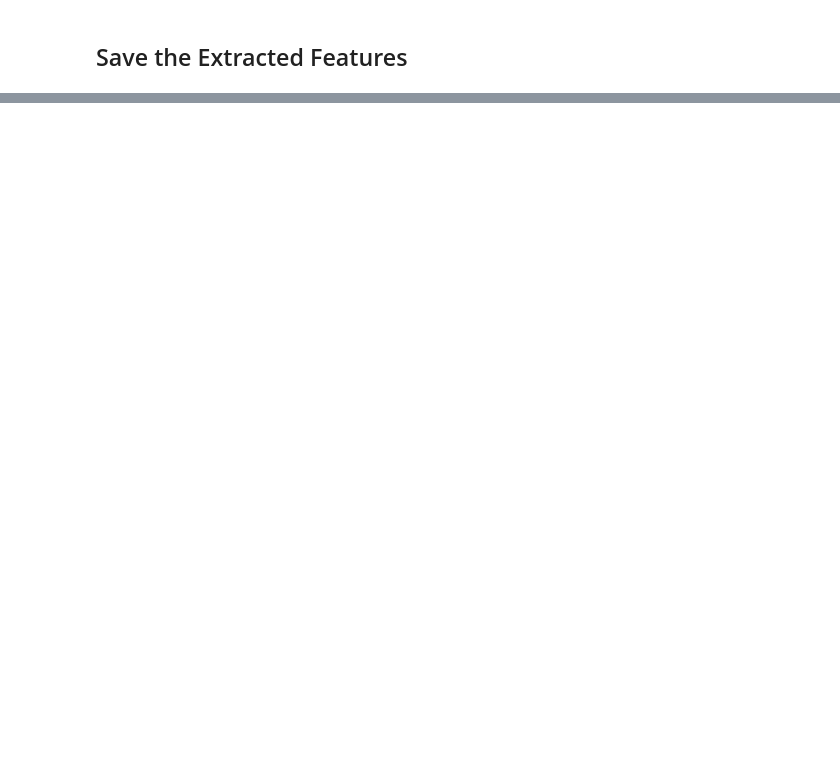
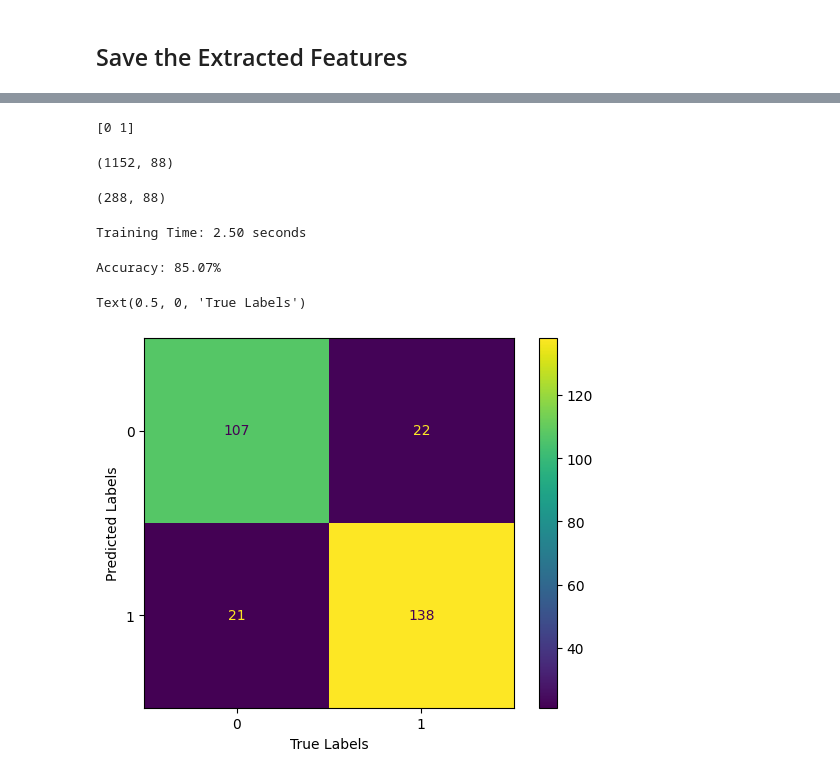
Before and after one commit to Hein-HtetSan/depression-analysis-model, a Jupyter notebook: backend/pre-model.ipynb, the cells around one changed output, grey strips where cells are left out. Drawn from its saved outputs; the diff is of its cells as text; code cells hidden in the pictures; blank space fills up the shorter version.

```diff
--- a/feature-extractor.ipynb
+++ b/backend/pre-model.ipynb
@@ -44,0 +75,19 @@ features_df.to_csv('ravdess_features.csv', index=False)
+# %%
+from sklearn.model_selection import train_test_split, cross_val_score
+from sklearn.metrics import mean_absolute_error
+SEED = 1234
+X_train, X_valid, y_train, y_valid = train_test_split(data1.loc[:, data1.columns != 'label'], data1[['label']], test_size=0.2, random_state=42)
+# %%
+import numpy as np
+import pandas as pd
+print(np.unique(y_train))
+# %% [output]
+[0 1]
+# %%
+X_train.shape
+# %% [output]
+(1152, 88)
+# %%
+X_valid.shape
+# %% [output]
+(288, 88)
@@ -44,0 +122,3 @@ features_df.to_csv('ravdess_features.csv', index=False)
+# %%
+
+model = xgb.XGBClassifier(**params)
@@ -44,0 +128,22 @@ features_df.to_csv('ravdess_features.csv', index=False)
+# %%
+import time
+start_time = time.time()  # Record the time before training
+model.fit(X_train, y_train,verbose = True,)
+import time
+end_time = time.time()  # Record the time after training
+
+training_time = end_time - start_time
+print(f"Training Time: {training_time:.2f} seconds")
+# %% [output]
+Training Time: 2.50 seconds
+# %%
+from sklearn.metrics import accuracy_score
+y_predict = model.predict(X_valid)
+
+
+# y_test  #true labels for the test set
+accuracy = accuracy_score(y_valid, y_predict)
+
+print(f"Accuracy: {accuracy * 100:.2f}%")
+# %% [output]
+Accuracy: 85.07%
@@ -44,0 +152,13 @@ features_df.to_csv('ravdess_features.csv', index=False)
+# %%
+from sklearn.metrics import confusion_matrix, ConfusionMatrixDisplay
+from sklearn.model_selection import train_test_split
+cm = confusion_matrix(y_valid, y_predict)
+disp = ConfusionMatrixDisplay(confusion_matrix=cm, display_labels=np.unique(y_train))
+disp.plot()
+
+# Swapping the axes
+disp.ax_.set_ylabel('Predicted Labels')
+disp.ax_.set_xlabel('True Labels')
+# %% [output]
+Text(0.5, 0, 'True Labels')
+[figure, added]
```
Also changed, not shown: parts of 22 cells of this notebook, 12 other files.
